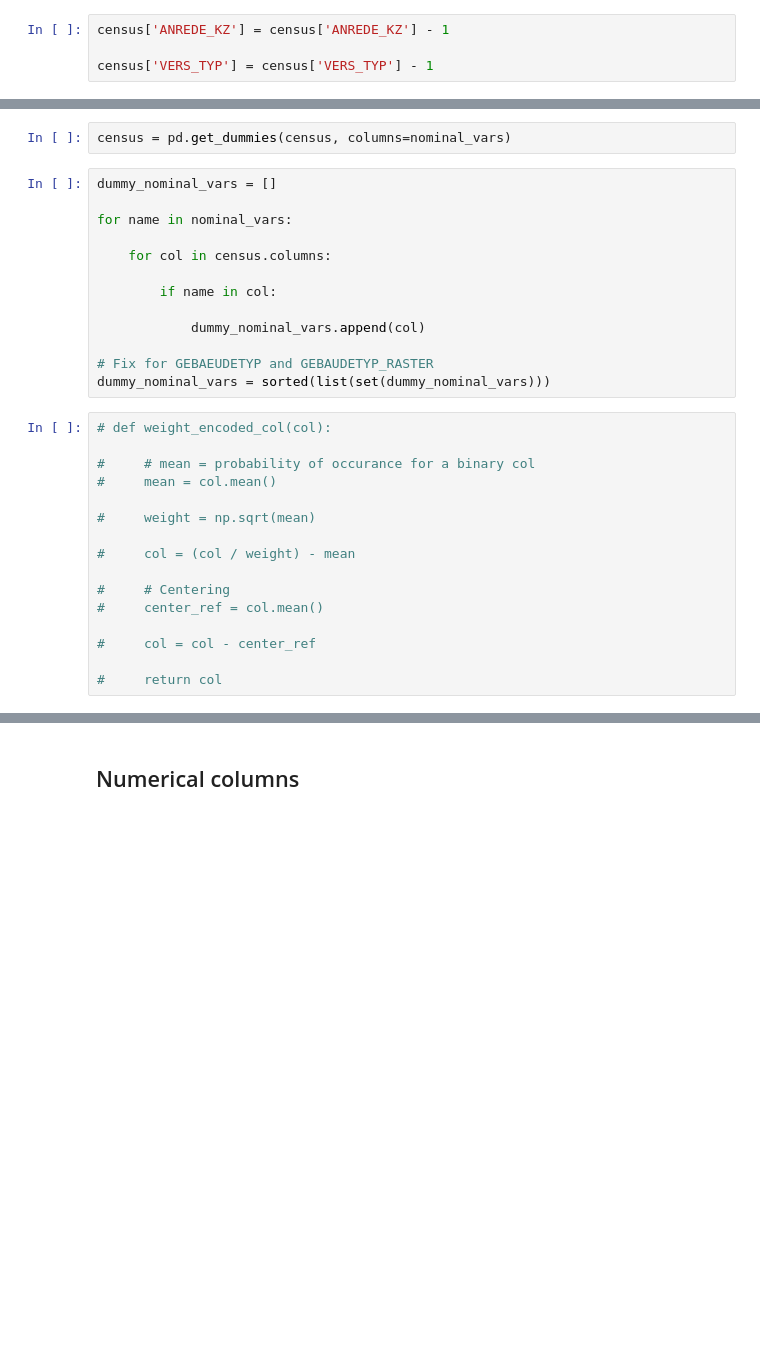
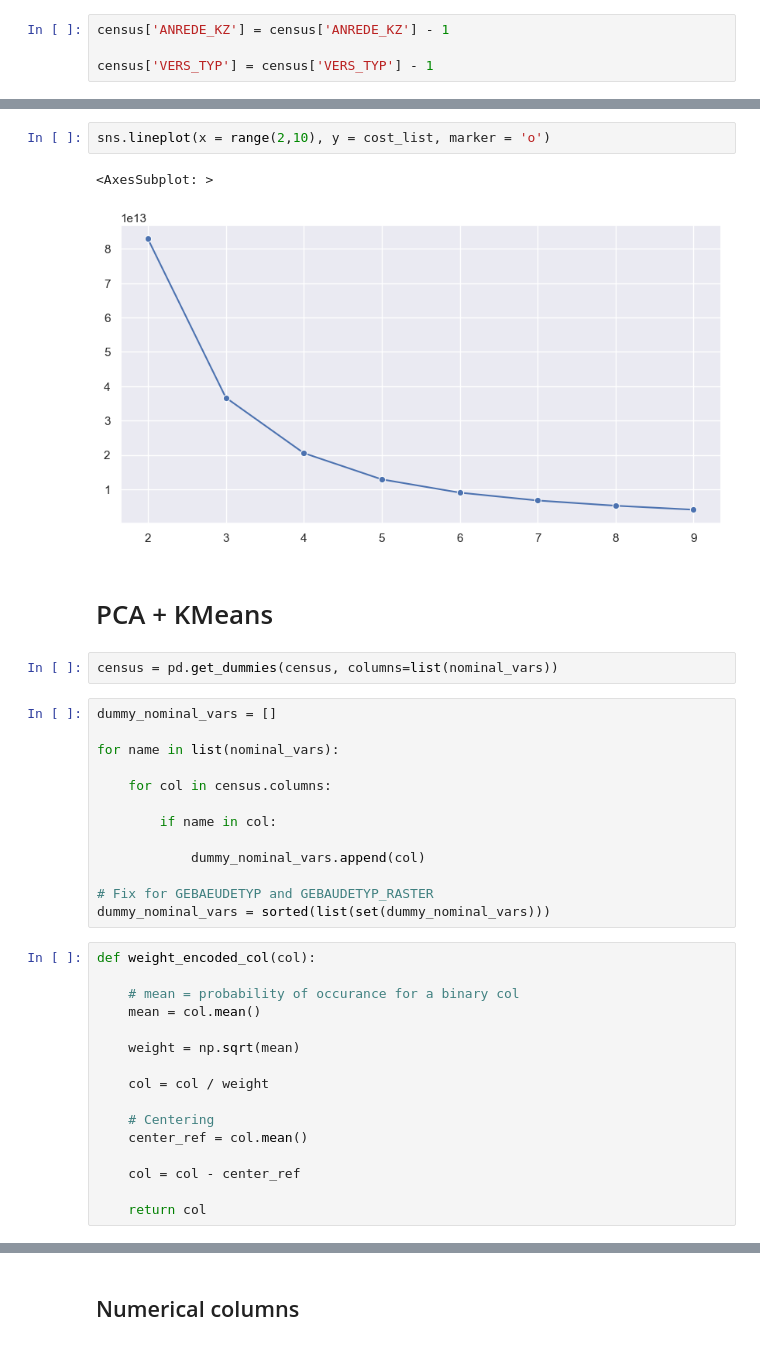
Before and after one commit to bglucca/ArvatoCustomerSegmentation, a Jupyter notebook: 03_modelling_segments.ipynb, the cells around one changed output, grey strips where cells are left out. Drawn from its saved outputs; the diff is of its cells as text; blank space fills up the shorter version.

```diff
--- a/03_modelling_segments.ipynb
+++ b/03_modelling_segments.ipynb
@@ -157,9 +210,16 @@ nominal_vars = census_var_types[census_var_types['Type'] == 'nominal']['Attribut
+# %%
+sns.lineplot(x = range(2,10), y = cost_list, marker = 'o')
+# %% [output]
+<AxesSubplot: >
+[figure, added]
+# %% [markdown]
+# PCA + KMeans
 # %%
-census = pd.get_dummies(census, columns=nominal_vars)
+census = pd.get_dummies(census, columns=list(nominal_vars))
 # %%
 dummy_nominal_vars = []
 
-for name in nominal_vars:
+for name in list(nominal_vars):
 
     for col in census.columns:
 
@@ -170,19 +230,19 @@ for name in nominal_vars:
 # Fix for GEBAEUDETYP and GEBAUDETYP_RASTER
 dummy_nominal_vars = sorted(list(set(dummy_nominal_vars)))
 # %%
-# def weight_encoded_col(col):
+def weight_encoded_col(col):
 
-#     # mean = probability of occurance for a binary col
-#     mean = col.mean()
+    # mean = probability of occurance for a binary col
+    mean = col.mean()
 
-#     weight = np.sqrt(mean)
+    weight = np.sqrt(mean)
 
-#     col = (col / weight) - mean
+    col = col / weight
 
-#     # Centering
-#     center_ref = col.mean()
+    # Centering
+    center_ref = col.mean()
 
-#     col = col - center_ref
+    col = col - center_ref
 
-#     return col
+    return col
 # %%
```
Also changed, not shown: parts of 59 cells of this notebook.
